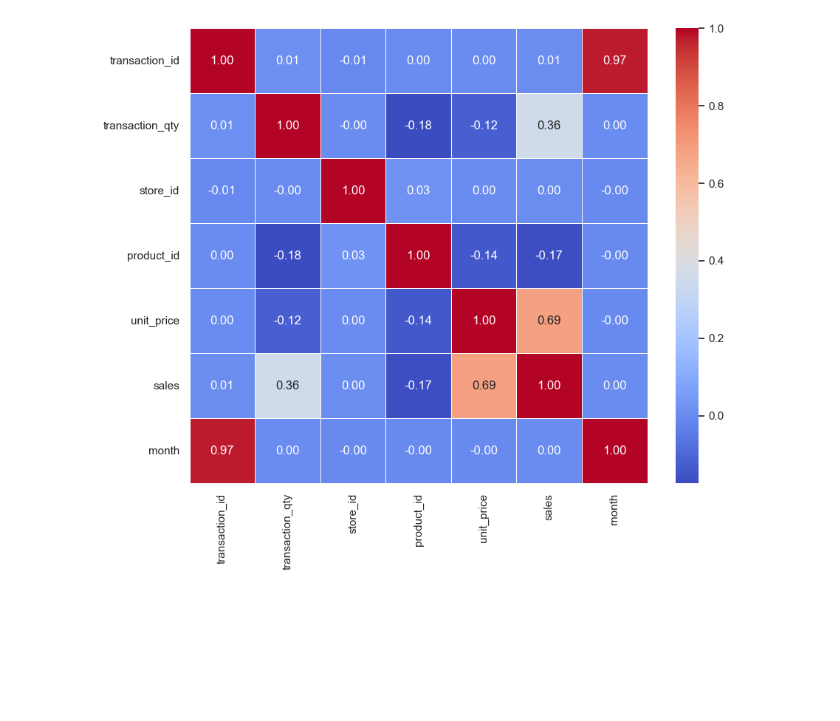
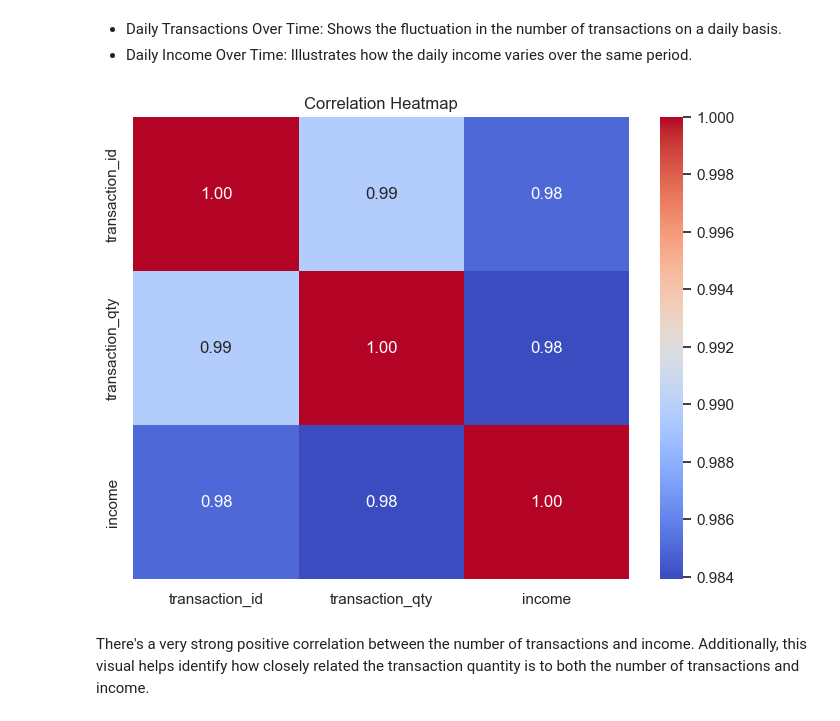
Before and after one commit to Barneyyyyyy/CafeInsight-SalesForecasting, a Jupyter notebook: notebooks/EDA.ipynb, the cells around one changed output. Drawn from its saved outputs; the diff is of its cells as text; code cells hidden in the pictures; blank space fills up the shorter version.

```diff
--- a/notebooks/EDA.ipynb
+++ b/notebooks/EDA.ipynb
@@ -101,0 +6,2 @@ plt.show()
+# %%
+sales_trends_df = pd.read_excel('../data/sales_trends.xlsx')
@@ -101,0 +24,25 @@ plt.show()
+# %%
+# Set the aesthetics for the plots
+sns.set_style("whitegrid")
+
+# Create a figure with specified size
+plt.figure(figsize=(14, 6))
+
+# Plotting transactions over time
+plt.subplot(1, 2, 1)
+plt.plot(date_grouped_df['date'], date_grouped_df['transaction_id'], color='blue', marker='o', linestyle='-')
+plt.title('Daily Transactions Over Time')
+plt.xlabel('Date')
+plt.ylabel('Number of Transactions')
+plt.xticks(rotation=45)
+
+# Plotting income over time
+plt.subplot(1, 2, 2)
+plt.plot(date_grouped_df['date'], date_grouped_df['income'], color='green', marker='o', linestyle='-')
+plt.title('Daily Income Over Time')
+plt.xlabel('Date')
+plt.ylabel('Income')
+plt.xticks(rotation=45)
+
+plt.tight_layout()
+plt.show()
@@ -102,15 +51,16 @@ plt.show()
+# %% [markdown]
+- Daily Transactions Over Time: Shows the fluctuation in the number of transactions on a daily basis.
+- Daily Income Over Time: Illustrates how the daily income varies over the same period.
 # %%
-import numpy as np
+# Compute the correlation matrix for the grouped data
+correlation_matrix = date_grouped_df[['transaction_id', 'transaction_qty', 'income']].corr()
 
-# Select only numeric columns for correlation calculation
-numeric_df = df.select_dtypes(include=[np.number])
-
-# Calculate the correlation matrix on numeric columns only
-correlation_matrix = numeric_df.corr()
-
-# Generate a heatmap for the correlation matrix
-plt.figure(figsize=(10, 8))
-sns.heatmap(correlation_matrix, annot=True, fmt=".2f", cmap='coolwarm', linewidths=.5)
+# Generate a heatmap
+plt.figure(figsize=(8, 6))
+sns.heatmap(correlation_matrix, annot=True, cmap='coolwarm', fmt=".2f")
+plt.title('Correlation Heatmap')
 plt.show()
 # %% [output]
-[figure, old version]
+[figure, new version]
+# %% [markdown]
+There's a very strong positive correlation between the number of transactions and income. Additionally, this visual helps identify how closely related the transaction quantity is to both the number of transactions and income.
```
Also changed, not shown: parts of 8 cells of this notebook, 11 other files.
